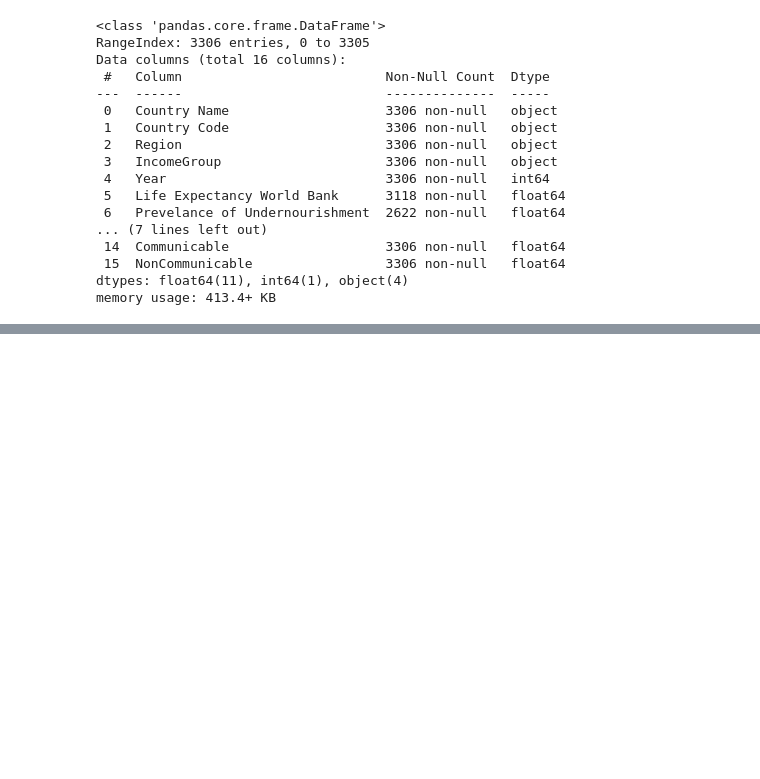
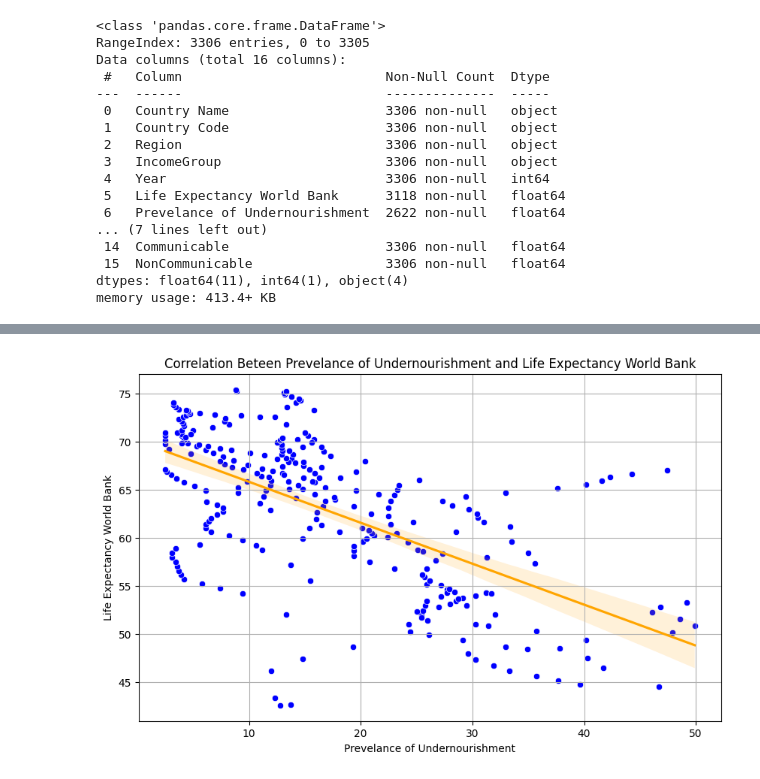
Before and after one commit to adinsa1/Data110, a Jupyter notebook: Assefa_Data110Project2.ipynb, the cells around one changed output, grey strips where cells are left out. Saved outputs shown, nothing was run; the diff lists cells and outputs as text; code cells hidden in the pictures; blank space fills up the shorter version.

```diff
--- a/Assefa_Data110Project2.ipynb
+++ b/Assefa_Data110Project2.ipynb
@@ -73,0 +101,12 @@ df.describe()
+# %%
+# Correlation Between the Variables
+# Undernourishment vs Life Expectancy
+
+plt.figure(figsize=(10,6))
+sns.scatterplot(data=df, x = "Prevelance of Undernourishment", y = "Life Expectancy World Bank", color='blue')
+sns.regplot(data=df, x = "Prevelance of Undernourishment", y = "Life Expectancy World Bank", scatter=False, color='orange')
+plt.title('Correlation Beteen Prevelance of Undernourishment and Life Expectancy World Bank')
+plt.grid(True)
+plt.show()
+# %% [output]
+[figure, added]
```
Also changed, not shown: parts of 14 cells of this notebook.
